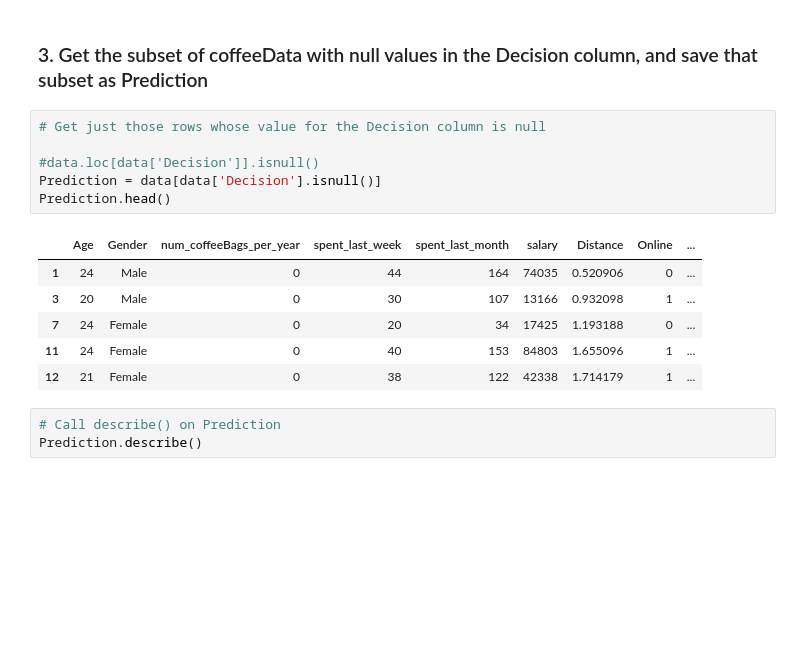
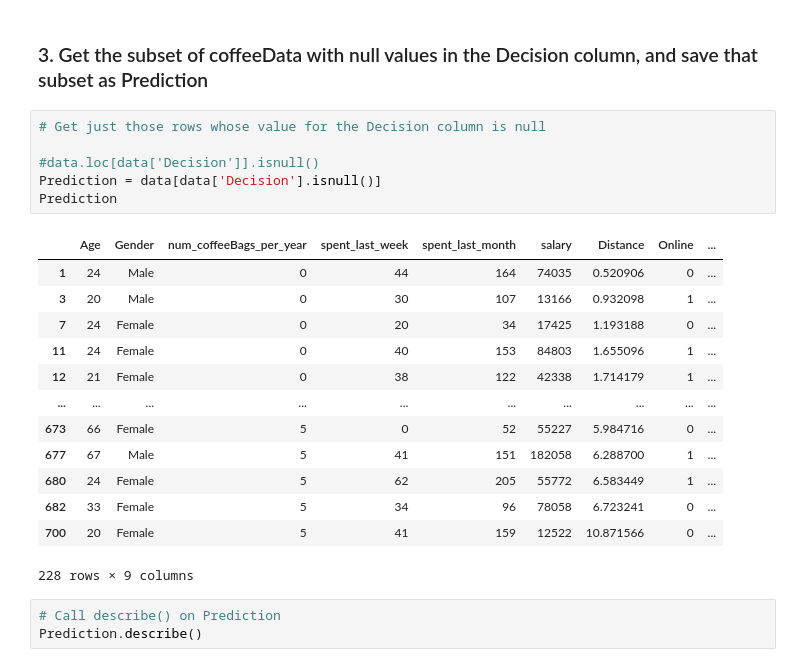
Before and after one commit to patidarpuja/Tree-Specialty-Coffee-case-study, a Jupyter notebook: Springboard Decision Tree Specialty Coffee Case Study - Tier 3.ipynb, the cells around one changed output. Cells and saved outputs as stored; diff of their text form; blank space fills up the shorter version.

```diff
--- a/Springboard Decision Tree Specialty Coffee Case Study - Tier 3.ipynb
+++ b/Springboard Decision Tree Specialty Coffee Case Study - Tier 3.ipynb
@@ -295,16 +295,23 @@ we can see that from spent_last week 0-10 descision is no and between 18 and 45
 # %%
 # Get just those rows whose value for the Decision column is null
 
 #data.loc[data['Decision']].isnull()
 Prediction = data[data['Decision'].isnull()]
-Prediction.head()
+Prediction
 # %% [output]
 |  | Age | Gender | num_coffeeBags_per_year | spent_last_week | spent_last_month | salary | Distance | Online | ... |
 | 1 | 24 | Male | 0 | 44 | 164 | 74035 | 0.520906 | 0 | ... |
 | 3 | 20 | Male | 0 | 30 | 107 | 13166 | 0.932098 | 1 | ... |
 | 7 | 24 | Female | 0 | 20 | 34 | 17425 | 1.193188 | 0 | ... |
 | 11 | 24 | Female | 0 | 40 | 153 | 84803 | 1.655096 | 1 | ... |
 | 12 | 21 | Female | 0 | 38 | 122 | 42338 | 1.714179 | 1 | ... |
+| ... | ... | ... | ... | ... | ... | ... | ... | ... | ... |
+| 673 | 66 | Female | 5 | 0 | 52 | 55227 | 5.984716 | 0 | ... |
+| 677 | 67 | Male | 5 | 41 | 151 | 182058 | 6.288700 | 1 | ... |
+| 680 | 24 | Female | 5 | 62 | 205 | 55772 | 6.583449 | 1 | ... |
+| 682 | 33 | Female | 5 | 34 | 96 | 78058 | 6.723241 | 0 | ... |
+| 700 | 20 | Female | 5 | 41 | 159 | 12522 | 10.871566 | 0 | ... |
+228 rows × 9 columns
 # %%
 # Call describe() on Prediction
 Prediction.describe()
```
Also changed, not shown: parts of 29 cells of this notebook.
